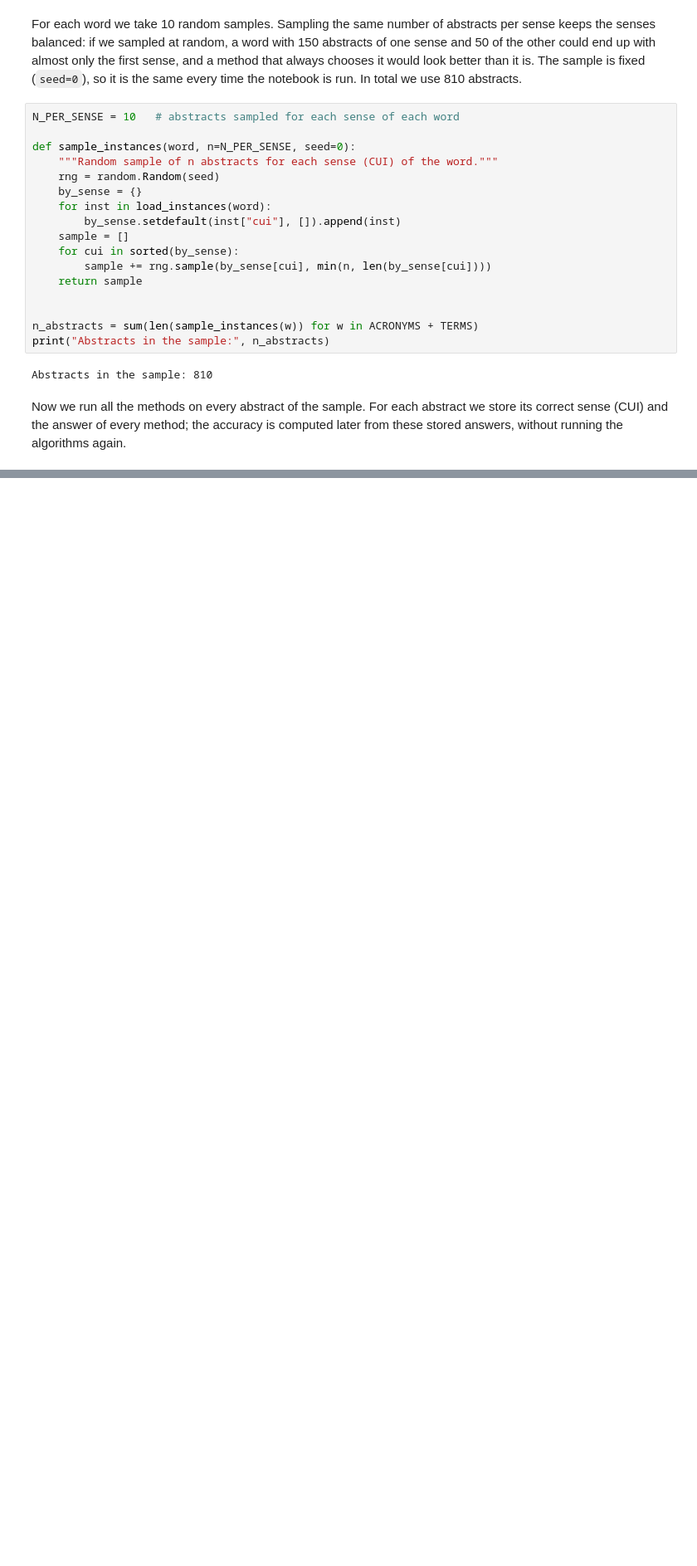
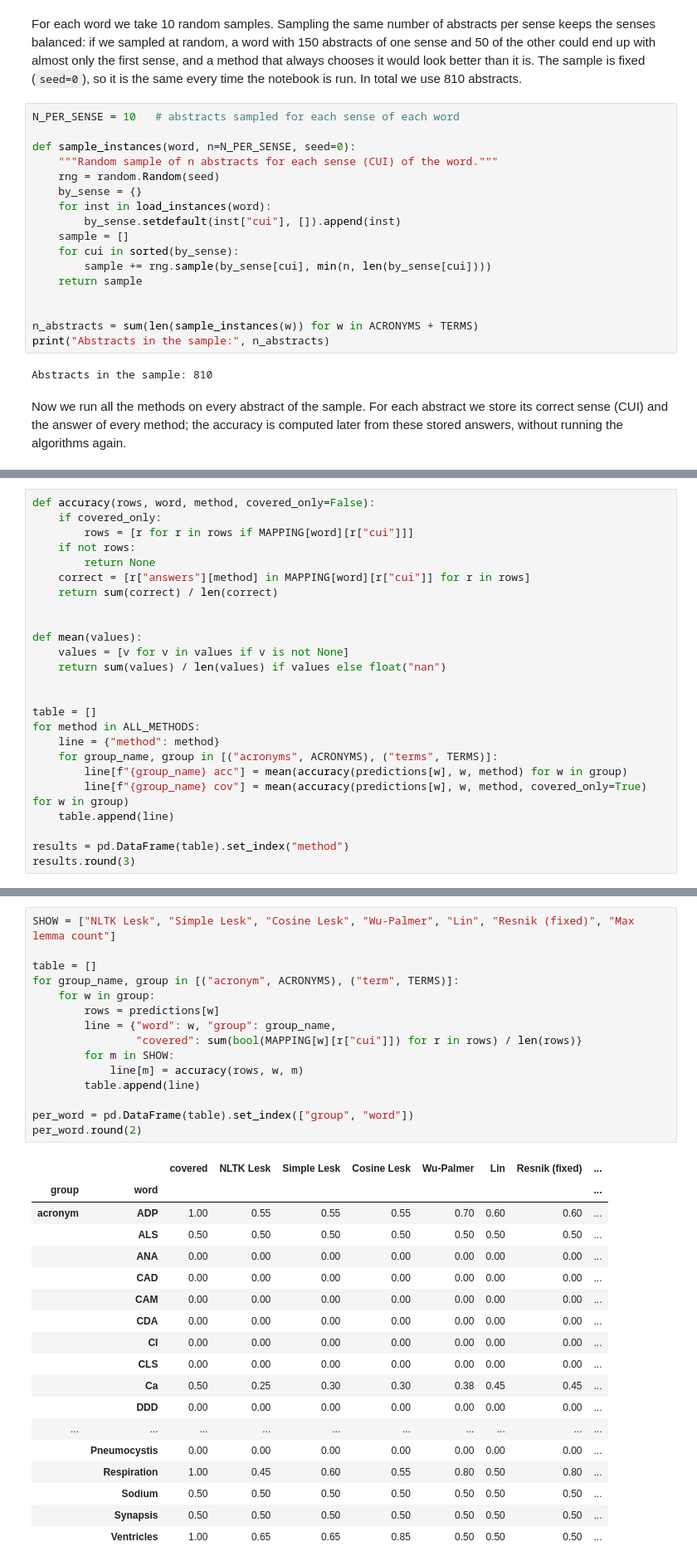
Before and after one commit to pygiopoli/nlp_project_26, a Jupyter notebook: scripts/p3&4/task_4.ipynb, the cells around one changed output, grey strips where cells are left out. Shown at 83% size. Cells and saved outputs as stored; diff of their text form; blank space fills up the shorter version.

```diff
--- a/scripts/p3&4/task_4.ipynb
+++ b/scripts/p3&4/task_4.ipynb
@@ -427,0 +420,25 @@ Done.
+# %%
+def accuracy(rows, word, method, covered_only=False):
+    if covered_only:
+        rows = [r for r in rows if MAPPING[word][r["cui"]]]
+    if not rows:
+        return None
+    correct = [r["answers"][method] in MAPPING[word][r["cui"]] for r in rows]
+    return sum(correct) / len(correct)
+
+
+def mean(values):
+    values = [v for v in values if v is not None]
+    return sum(values) / len(values) if values else float("nan")
+
+
+table = []
+for method in ALL_METHODS:
+    line = {"method": method}
+    for group_name, group in [("acronyms", ACRONYMS), ("terms", TERMS)]:
+        line[f"{group_name} acc"] = mean(accuracy(predictions[w], w, method) for w in group)
+        line[f"{group_name} cov"] = mean(accuracy(predictions[w], w, method, covered_only=True) for w in group)
+    table.append(line)
+
+results = pd.DataFrame(table).set_index("method")
+results.round(3)
@@ -427,0 +469,34 @@ Done.
+# %%
+SHOW = ["NLTK Lesk", "Simple Lesk", "Cosine Lesk", "Wu-Palmer", "Lin", "Resnik (fixed)", "Max lemma count"]
+
+table = []
+for group_name, group in [("acronym", ACRONYMS), ("term", TERMS)]:
+    for w in group:
+        rows = predictions[w]
+        line = {"word": w, "group": group_name,
+                "covered": sum(bool(MAPPING[w][r["cui"]]) for r in rows) / len(rows)}
+        for m in SHOW:
+            line[m] = accuracy(rows, w, m)
+        table.append(line)
+
+per_word = pd.DataFrame(table).set_index(["group", "word"])
+per_word.round(2)
+# %% [output]
+|  |  | covered | NLTK Lesk | Simple Lesk | Cosine Lesk | Wu-Palmer | Lin | Resnik (fixed) | ... |
+| group | word |  |  |  |  |  |  |  | ... |
+| acronym | ADP | 1.00 | 0.55 | 0.55 | 0.55 | 0.70 | 0.60 | 0.60 | ... |
+|  | ALS | 0.50 | 0.50 | 0.50 | 0.50 | 0.50 | 0.50 | 0.50 | ... |
+|  | ANA | 0.00 | 0.00 | 0.00 | 0.00 | 0.00 | 0.00 | 0.00 | ... |
+|  | CAD | 0.00 | 0.00 | 0.00 | 0.00 | 0.00 | 0.00 | 0.00 | ... |
+|  | CAM | 0.00 | 0.00 | 0.00 | 0.00 | 0.00 | 0.00 | 0.00 | ... |
+|  | CDA | 0.00 | 0.00 | 0.00 | 0.00 | 0.00 | 0.00 | 0.00 | ... |
+|  | CI | 0.00 | 0.00 | 0.00 | 0.00 | 0.00 | 0.00 | 0.00 | ... |
+|  | CLS | 0.00 | 0.00 | 0.00 | 0.00 | 0.00 | 0.00 | 0.00 | ... |
+|  | Ca | 0.50 | 0.25 | 0.30 | 0.30 | 0.38 | 0.45 | 0.45 | ... |
+|  | DDD | 0.00 | 0.00 | 0.00 | 0.00 | 0.00 | 0.00 | 0.00 | ... |
+| ... | ... | ... | ... | ... | ... | ... | ... | ... | ... |
+|  | Pneumocystis | 0.00 | 0.00 | 0.00 | 0.00 | 0.00 | 0.00 | 0.00 | ... |
+|  | Respiration | 1.00 | 0.45 | 0.60 | 0.55 | 0.80 | 0.50 | 0.80 | ... |
+|  | Sodium | 0.50 | 0.50 | 0.50 | 0.50 | 0.50 | 0.50 | 0.50 | ... |
+|  | Synapsis | 0.50 | 0.50 | 0.50 | 0.50 | 0.50 | 0.50 | 0.50 | ... |
+|  | Ventricles | 1.00 | 0.65 | 0.65 | 0.85 | 0.50 | 0.50 | 0.50 | ... |
```
Also changed, not shown: parts of 6 cells of this notebook, 3 other files.
